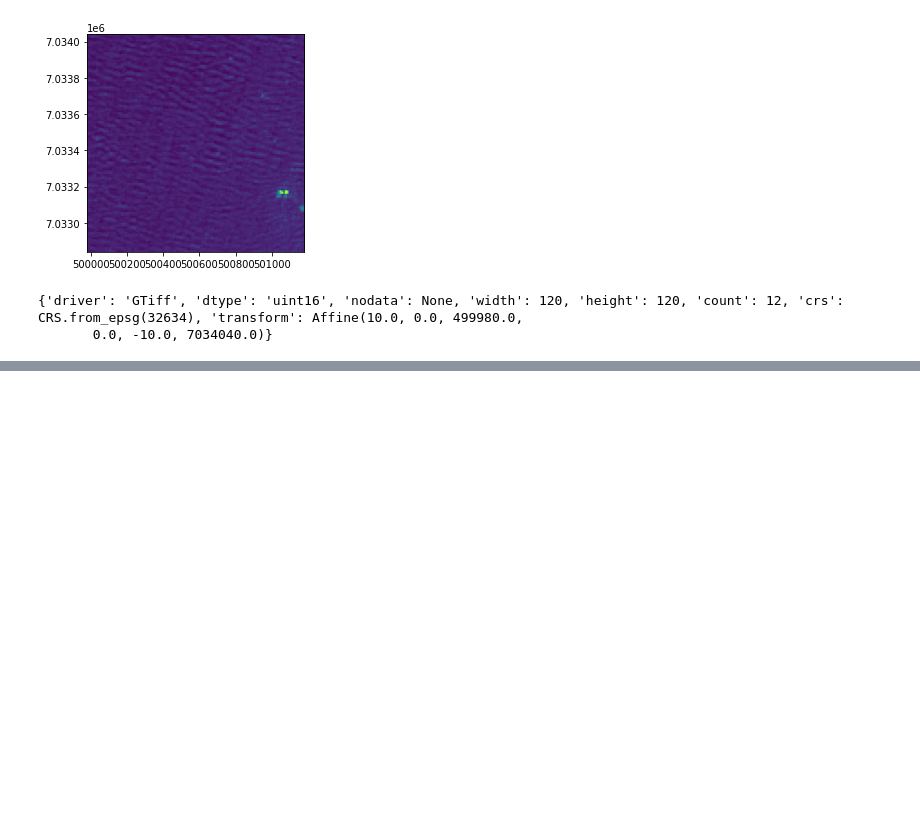
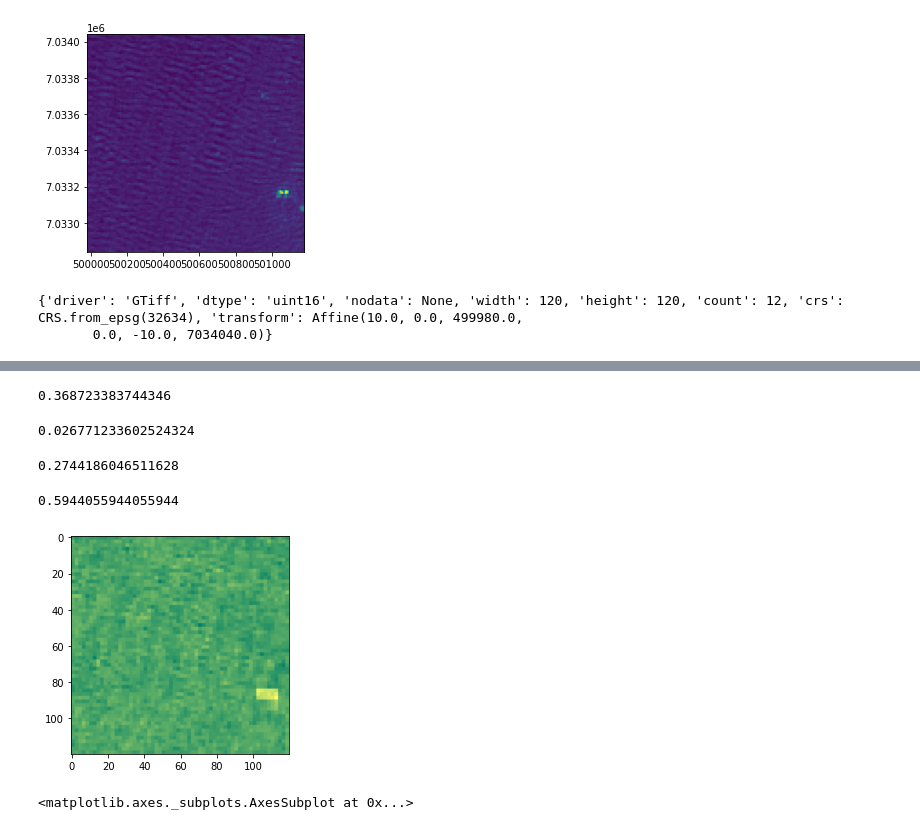
Before and after one commit to BRIJNANDA1979/CNN-Sentinel, a Jupyter notebook: Merge_bands_RGB_NIR_and_SWIR_of_BigEarthNet_using_Rasterio.ipynb, the cells around one changed output, grey strips where cells are left out. Drawn from its saved outputs; the diff is of its cells as text; code cells hidden in the pictures; blank space fills up the shorter version.

```diff
--- a/Merge_bands_RGB_NIR_and_SWIR_of_BigEarthNet_using_Rasterio.ipynb
+++ b/Merge_bands_RGB_NIR_and_SWIR_of_BigEarthNet_using_Rasterio.ipynb
@@ -151,0 +259,3 @@ Output geotiff number of bands 12
+# %%
+nir = nir.astype(float)
+nir
@@ -151,0 +270,3 @@ Output geotiff number of bands 12
+# %%
+red = swir.astype(float)
+red
@@ -151,0 +305,7 @@ Output geotiff number of bands 12
+# %%
+#Now we are ready to calculate the NDVI. First, we can create a filter where we calculate the values on such pixels that have a value larger than 0.
+check = np.logical_or(nir>0,red>0)
+# %%
+#Now we can apply that filter and calculate the ndvi index
+ndvi = np.where(check, (red - nir)/(nir + red),-999)
+ndvi
@@ -151,0 +326,21 @@ Output geotiff number of bands 12
+# %%
+ndvi.mean()
+# %% [output]
+0.368723383744346
+# %%
+ndvi.std()
+# %% [output]
+0.026771233602524324
+# %%
+ndvi.min()
+# %% [output]
+0.2744186046511628
+# %%
+ndvi.max()
+# %% [output]
+0.5944055944055944
+# %%
+show(ndvi,cmap='summer')
+# %% [output]
+[figure, added]
+<matplotlib.axes._subplots.AxesSubplot at 0x...>
```
Also changed, not shown: parts of 20 cells of this notebook.
